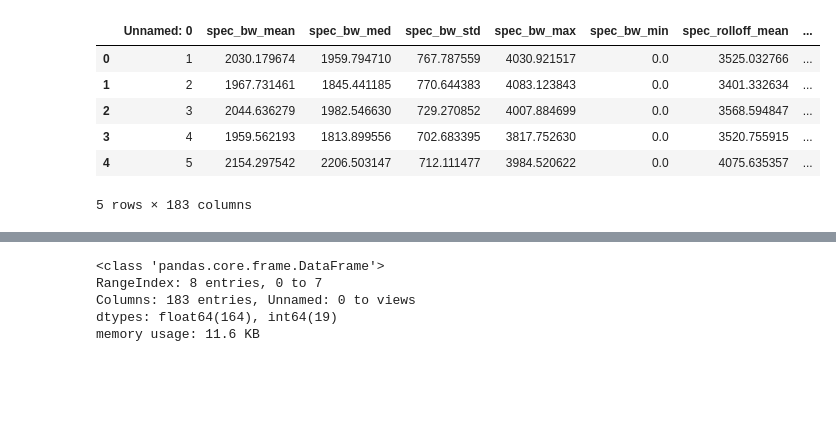
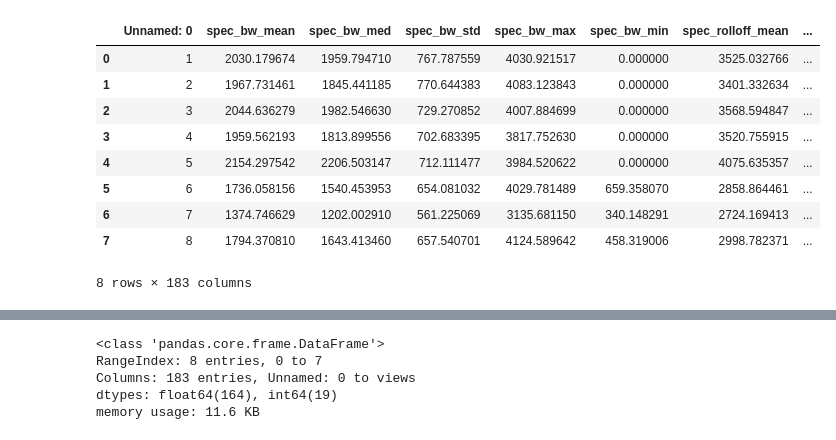
Before and after one commit to jithemji/Video-Content-Analysis, a Jupyter notebook: Audio/feature_visualization.ipynb, the cells around one changed output, grey strips where cells are left out. Drawn from its saved outputs; the diff is of its cells as text; code cells hidden in the pictures; blank space fills up the shorter version.

```diff
--- a/Audio/feature_visualization.ipynb
+++ b/Audio/feature_visualization.ipynb
@@ -9,12 +9,15 @@ import seaborn as sns
 # %%
 df=pd.read_csv('/content/drive/MyDrive/video content analysis/data.csv')
 # %%
-df.head()
+df
 # %% [output]
 |  | Unnamed: 0 | spec_bw_mean | spec_bw_med | spec_bw_std | spec_bw_max | spec_bw_min | spec_rolloff_mean | ... |
-| 0 | 1 | 2030.179674 | 1959.794710 | 767.787559 | 4030.921517 | 0.0 | 3525.032766 | ... |
-| 1 | 2 | 1967.731461 | 1845.441185 | 770.644383 | 4083.123843 | 0.0 | 3401.332634 | ... |
-| 2 | 3 | 2044.636279 | 1982.546630 | 729.270852 | 4007.884699 | 0.0 | 3568.594847 | ... |
-| 3 | 4 | 1959.562193 | 1813.899556 | 702.683395 | 3817.752630 | 0.0 | 3520.755915 | ... |
-| 4 | 5 | 2154.297542 | 2206.503147 | 712.111477 | 3984.520622 | 0.0 | 4075.635357 | ... |
+| 0 | 1 | 2030.179674 | 1959.794710 | 767.787559 | 4030.921517 | 0.000000 | 3525.032766 | ... |
+| 1 | 2 | 1967.731461 | 1845.441185 | 770.644383 | 4083.123843 | 0.000000 | 3401.332634 | ... |
+| 2 | 3 | 2044.636279 | 1982.546630 | 729.270852 | 4007.884699 | 0.000000 | 3568.594847 | ... |
+| 3 | 4 | 1959.562193 | 1813.899556 | 702.683395 | 3817.752630 | 0.000000 | 3520.755915 | ... |
+| 4 | 5 | 2154.297542 | 2206.503147 | 712.111477 | 3984.520622 | 0.000000 | 4075.635357 | ... |
+| 5 | 6 | 1736.058156 | 1540.453953 | 654.081032 | 4029.781489 | 659.358070 | 2858.864461 | ... |
+| 6 | 7 | 1374.746629 | 1202.002910 | 561.225069 | 3135.681150 | 340.148291 | 2724.169413 | ... |
+| 7 | 8 | 1794.370810 | 1643.413460 | 657.540701 | 4124.589642 | 458.319006 | 2998.782371 | ... |
-5 rows × 183 columns
+8 rows × 183 columns
```
Also changed, not shown: parts of 6 cells of this notebook.
